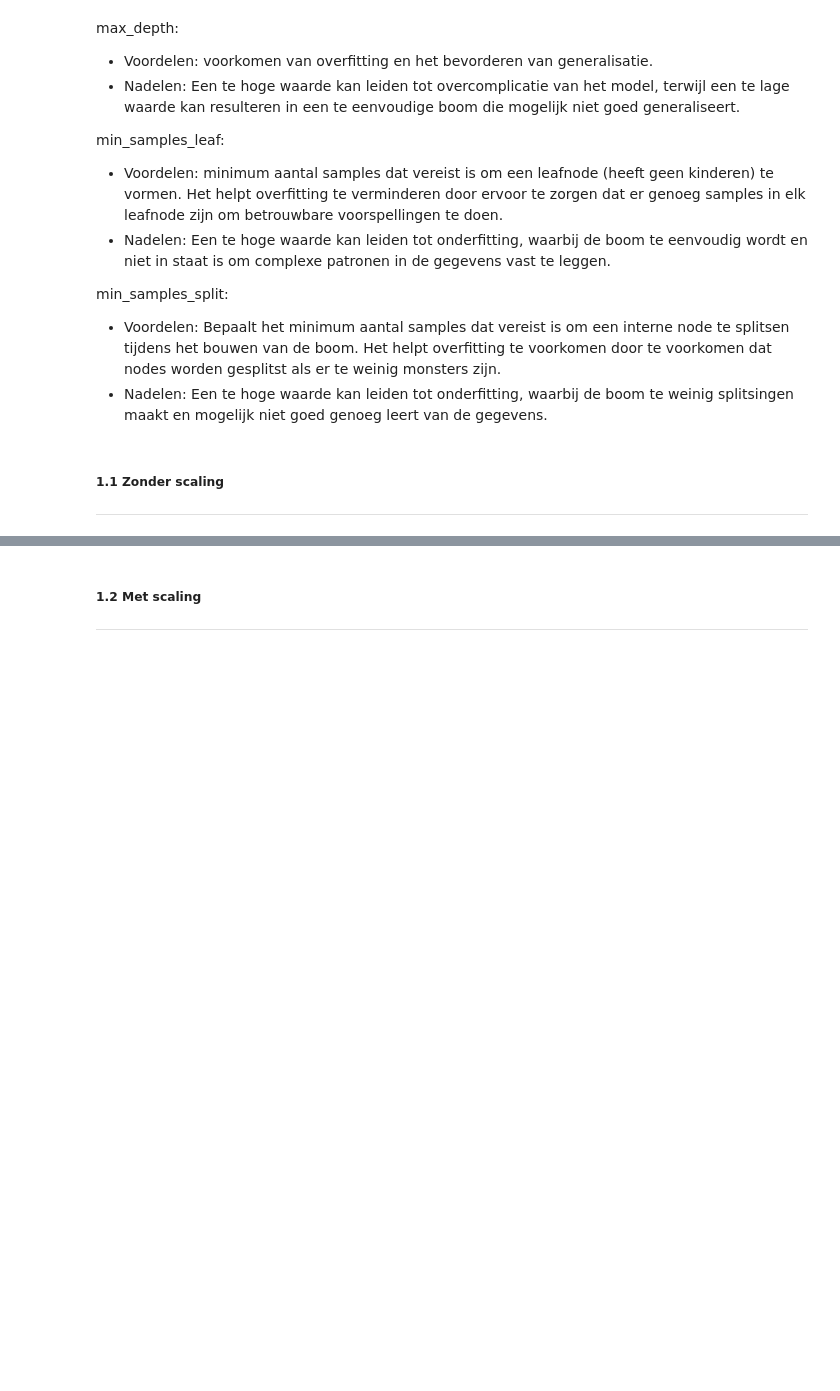
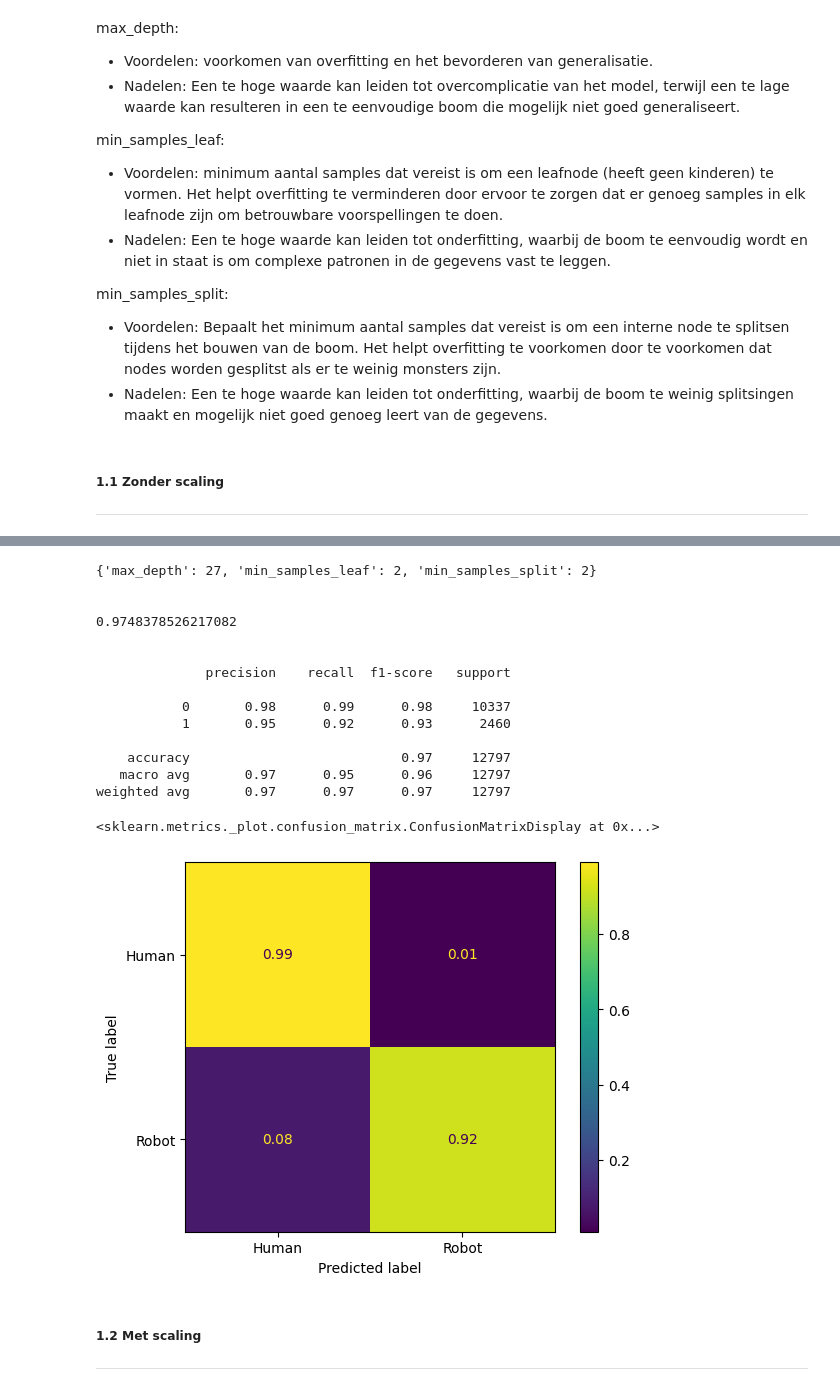
Before and after one commit to Floris-Buyse-FB/project_weblog, a Jupyter notebook: rapport.ipynb, the cells around one changed output, grey strips where cells are left out. Saved outputs shown, nothing was run; the diff lists cells and outputs as text; code cells hidden in the pictures; blank space fills up the shorter version.

```diff
--- a/rapport.ipynb
+++ b/rapport.ipynb
@@ -314,0 +329,12 @@ We zien geen grote verschillen tussen de verschillende DecisionTreeClassifiers.
+# %%
+df = pd.read_csv('./data/weblogs1.csv')
+
+df = df.drop(['ID', 'STANDARD_DEVIATION', 'SF_REFERRER', 'SF_FILETYPE', 'OTHER_METHOD', 'POST_METHOD', 'HEAD_METHOD', 'HTTP_RESPONSE_3XX',  'HTTP_RESPONSE_4XX', 'HTTP_RESPONSE_5XX','REPEATED_REQUESTS'], axis=1)
+X = df.drop(['ROBOT'], axis=1)
+y = df['ROBOT']
+
+X_train, X_test, y_train, y_test = train_test_split(X, y, test_size=0.2, random_state=42)
+
+print(X_train.shape, X_test.shape, y_train.shape, y_test.shape)
+
+scaler = StandardScaler()
@@ -362,0 +380,43 @@ min_samples_split:
+# %%
+# duurt 5 minuten 16 seconden om te runnen (10 CPU-cores)
+
+param_grid_dtc = {'max_depth': np.arange(15, 35), 'min_samples_split': np.arange(2, 20, 2), 'min_samples_leaf': np.arange(1, 10)}
+
+grid_search_dtc = GridSearchCV(DecisionTreeClassifier(random_state=42), param_grid=param_grid_dtc, cv=5, scoring='precision', return_train_score=True, n_jobs=-1)
+
+grid_search_dtc.fit(X_train, y_train)
+
+print(grid_search_dtc.best_params_)
+print("\n")
+
+dt_clf = grid_search_dtc.best_estimator_
+
+dt_clf.fit(X_train, y_train)
+
+y_pred_dtc = dt_clf.predict(X_test)
+
+print(accuracy_score(y_test, y_pred_dtc))
+print("\n")
+print(classification_report(y_test, y_pred_dtc))
+print("\n")
+
+cm = np.round(confusion_matrix(y_test, y_pred_dtc, normalize='true'), 2)
+disp = ConfusionMatrixDisplay(confusion_matrix=cm, display_labels=['Human', 'Robot'])
+disp.plot()
+# %% [output]
+{'max_depth': 27, 'min_samples_leaf': 2, 'min_samples_split': 2}
+
+
+0.9748378526217082
+
+
+              precision    recall  f1-score   support
+
+           0       0.98      0.99      0.98     10337
+           1       0.95      0.92      0.93      2460
+
+    accuracy                           0.97     12797
+   macro avg       0.97      0.95      0.96     12797
+weighted avg       0.97      0.97      0.97     12797
+<sklearn.metrics._plot.confusion_matrix.ConfusionMatrixDisplay at 0x...>
+[figure, added]
```
Also changed, not shown: parts of 39 cells of this notebook, 9 other files.
